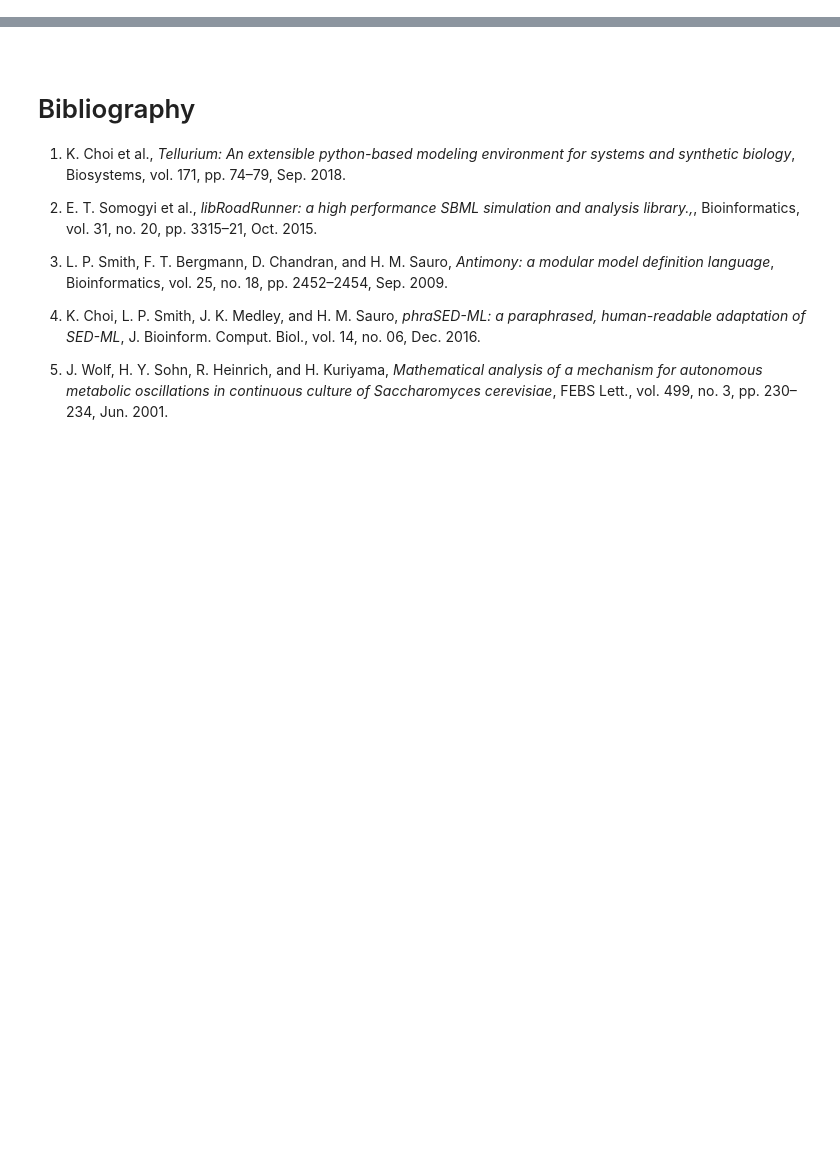
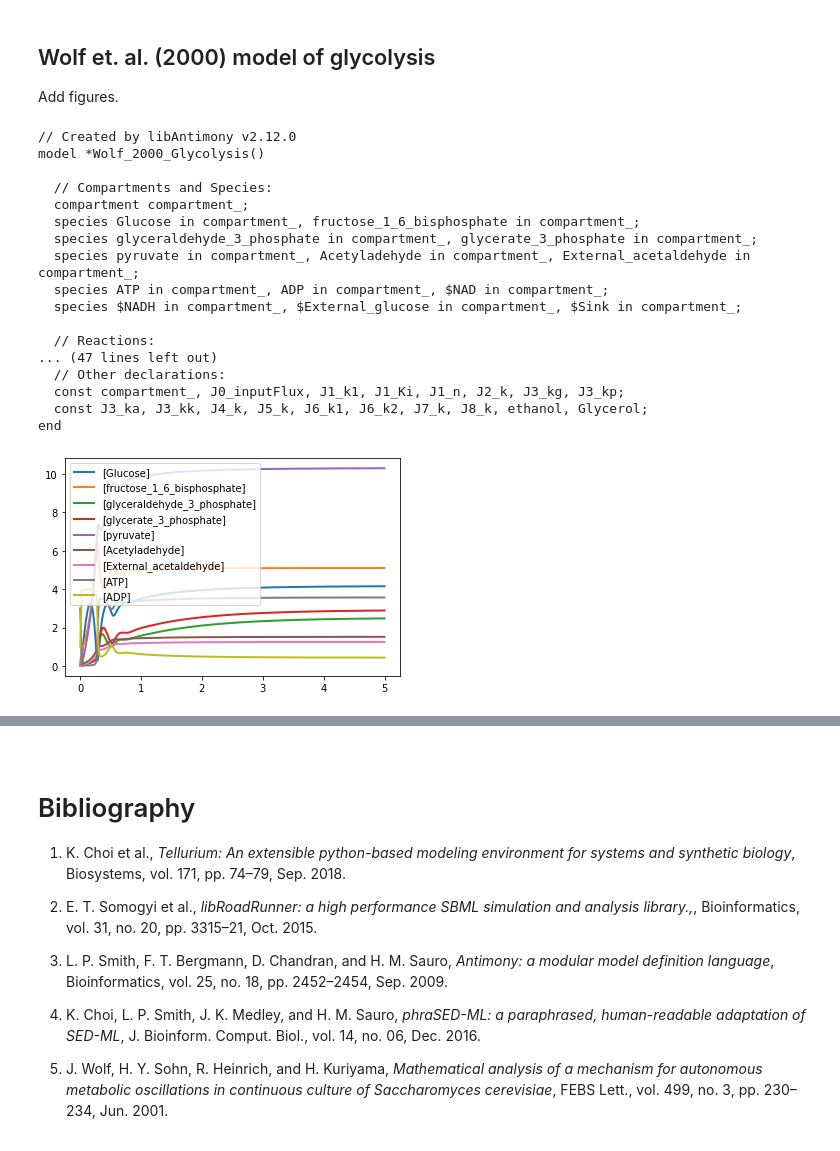
Before and after one commit to hsauro/IntroModelingBook, a Jupyter notebook: model_construction.ipynb, the cells around one changed output, grey strips where cells are left out. Drawn from its saved outputs; the diff is of its cells as text; code cells hidden in the pictures; blank space fills up the shorter version.

Commit message:
Updated chapters and Antimony file.

```diff
--- a/model_construction.ipynb
+++ b/model_construction.ipynb
@@ -165,3 +168,33 @@ end
+# %% [markdown]
+## Wolf et. al. (2000) model of glycolysis
+
+Add figures.
+# %%
+#!pip install --upgrade tellurium
+import tellurium as te
+wolf = te.loada('v1_Jana_WolfGlycolysis.antimony')
+print(wolf.getCurrentAntimony())
+data = wolf.simulate(0, 5, 400)
+wolf.plot()
+# %% [output]
+// Created by libAntimony v2.12.0
+model *Wolf_2000_Glycolysis()
+
+  // Compartments and Species:
+  compartment compartment_;
+  species Glucose in compartment_, fructose_1_6_bisphosphate in compartment_;
+  species glyceraldehyde_3_phosphate in compartment_, glycerate_3_phosphate in compartment_;
+  species pyruvate in compartment_, Acetyladehyde in compartment_, External_acetaldehyde in compartment_;
+  species ATP in compartment_, ADP in compartment_, $NAD in compartment_;
+  species $NADH in compartment_, $External_glucose in compartment_, $Sink in compartment_;
+
+  // Reactions:
+... (47 lines left out)
+  // Other declarations:
+  const compartment_, J0_inputFlux, J1_k1, J1_Ki, J1_n, J2_k, J3_kg, J3_kp;
+  const J3_ka, J3_kk, J4_k, J5_k, J6_k1, J6_k2, J7_k, J8_k, ethanol, Glycerol;
+end
+[figure, added]
 # %% [markdown]
 ## Editing a complex model of a true biological system
 <br>
```
Also changed, not shown: parts of 12 cells of this notebook, 4 other files.
